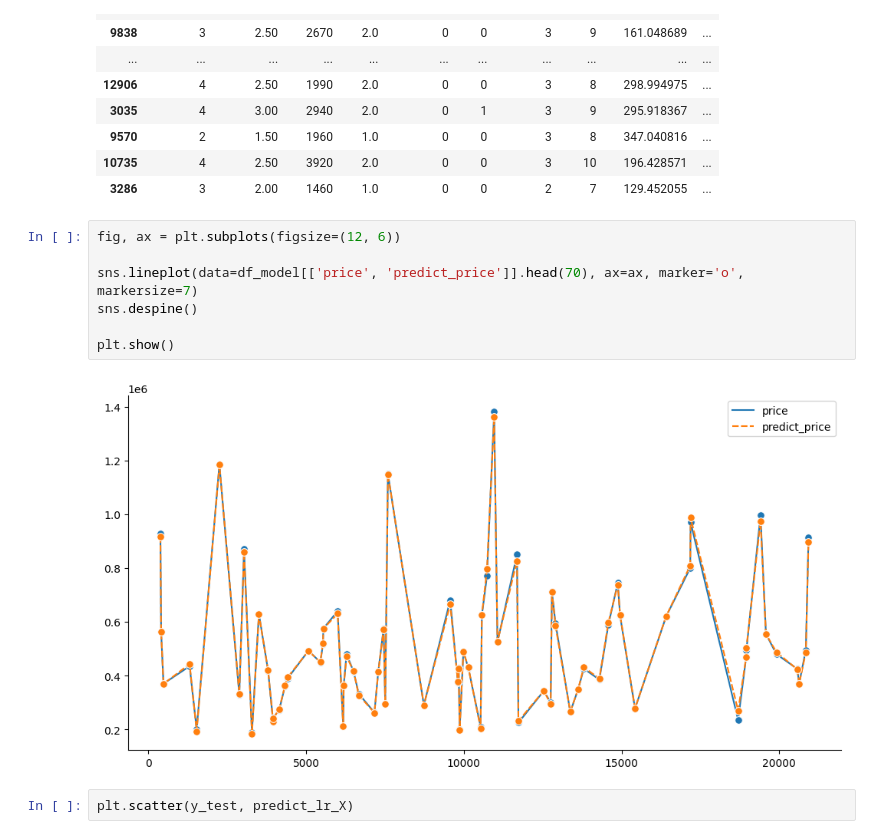
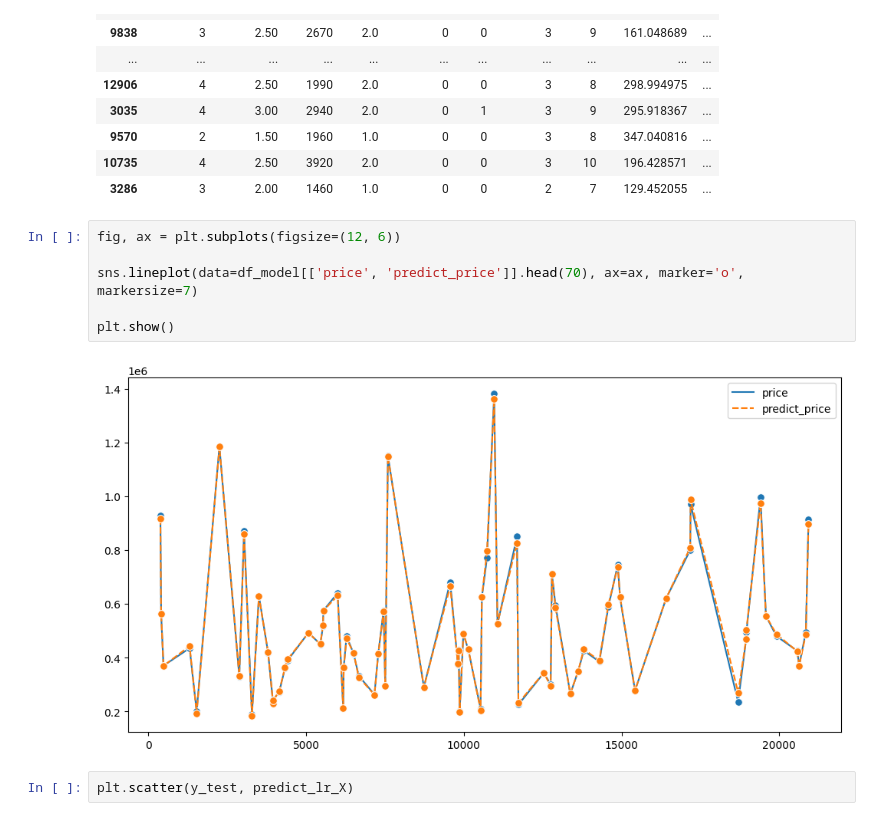
Before and after one commit to DonzerHD/Prediction_prix_maison_application, a Jupyter notebook: notebooks/data_model_Complet.ipynb, the cells around one changed output. Drawn from its saved outputs; the diff is of its cells as text.

```diff
--- a/notebooks/data_model_Complet.ipynb
+++ b/notebooks/data_model_Complet.ipynb
@@ -94,12 +94,11 @@ df_model.head(60)
 # %%
 fig, ax = plt.subplots(figsize=(12, 6))
 
 sns.lineplot(data=df_model[['price', 'predict_price']].head(70), ax=ax, marker='o', markersize=7)
-sns.despine()
 
 plt.show()
 # %% [output]
-[figure, old version]
+[figure, new version]
 # %%
 plt.scatter(y_test, predict_lr_X)
 # %% [output]
```
Also changed, not shown: 4 other files.
